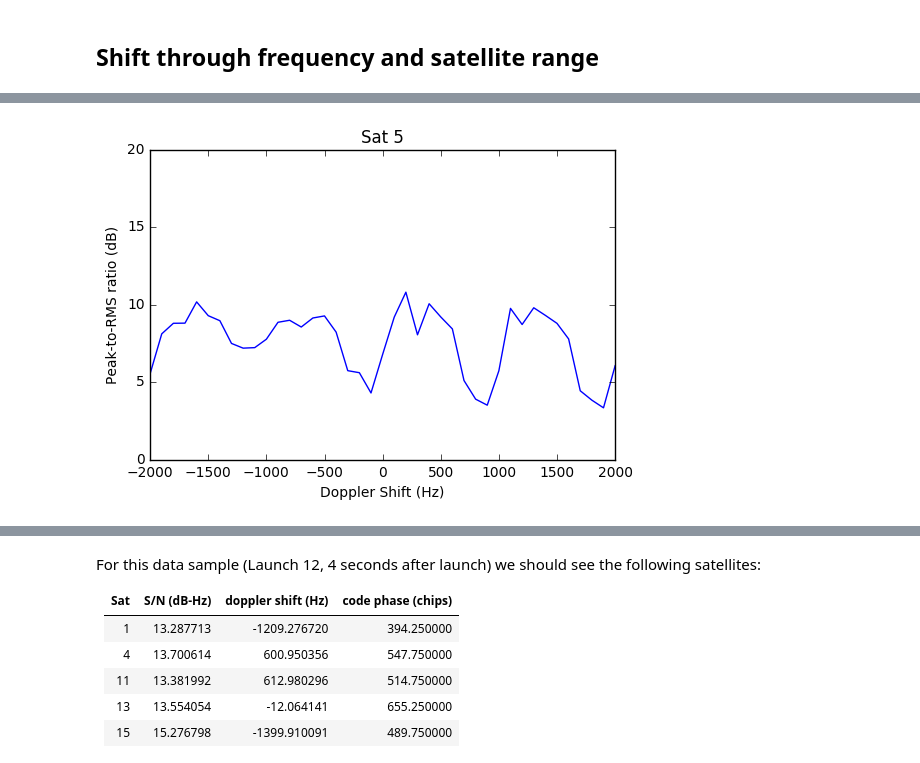
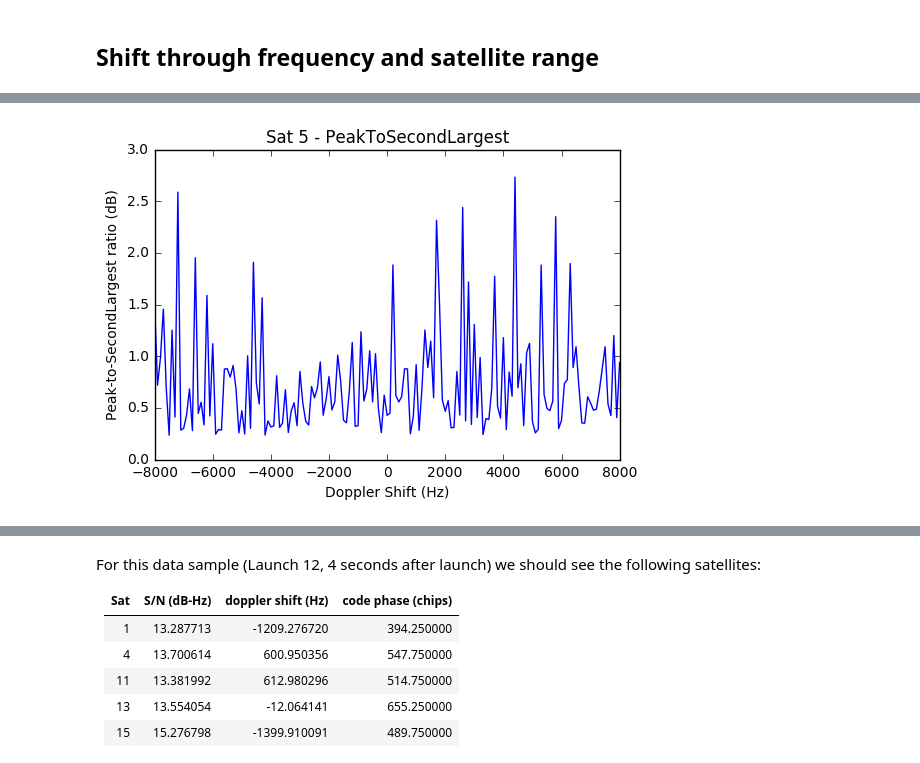
Before and after one commit to psas/gps, a Jupyter notebook: notebooks/Acquisition.ipynb, the cells around one changed output, grey strips where cells are left out. Saved outputs shown, nothing was run; the diff lists cells and outputs as text; code cells hidden in the pictures.

```diff
--- a/notebooks/Acquisition.ipynb
+++ b/notebooks/Acquisition.ipynb
@@ -30,13 +30,16 @@ from GPSData import IQData
 # %%
 # Need these to pass to importFile module
 fs = 4.092*10**6 # Sampling Frequency [Hz]
-NumberOfMilliseconds = 49
+NumberOfMilliseconds = 5
 #SampleLength = NumberOfMilliseconds*10**(-3) # Sample length in 1ms multiples
-SampleLength =0.014
+SampleLength = NumberOfMilliseconds*10**(-3)
 BytesToSkip = 0
 
 data = IQData()
-data.importFile('../resources/JGPS@04.559925043', fs, SampleLength, BytesToSkip)
+
+# Uncomment one of these lines to choose between Launch12 or gps-sdr-sim data
+#data.importFile('../resources/JGPS@04.559925043', fs, SampleLength, BytesToSkip)
+data.importFile('../resources/test.max', fs, SampleLength, BytesToSkip)
 
 BinWidth = (fs/len(data.CData))
 print("BinWidth is: %f [Hz]"%(BinWidth))
@@ -182,7 +186,7 @@ def GetSecondLargest(DataList):
     # Find largest value
     Largest = np.amax(DataArray)
     LargestIndex = np.argmax(DataArray)
-#    print("Largest value: %f, at position: %d"%(Largest,LargestIndex))
+    #print("Largest value: %f, at position: %d"%(Largest,LargestIndex))
 
     # Reduce value by a percent to prevent near-identical values from being selected
     ScaleAmount = 0.95
@@ -194,11 +198,11 @@ def GetSecondLargest(DataList):
         if val < ScaledLargest:
             if val > SecondLargest:
                 #Ignore adjacent bins to Largest
-                if (np.abs(LargestIndex-ind) > 10):
+                if (np.abs(LargestIndex-ind) > 100):
                     SecondLargest = val
                     SecondLargestIndex = ind
 
-#    print("Second largest value: %f, at position: %d"%(SecondLargest,SecondLargestIndex))
+    #print("Second largest value: %f, at position: %d"%(SecondLargest,SecondLargestIndex))
     return SecondLargest
 # %% [markdown]
 # Complex Conjugate of Gold Code fft
@@ -339,13 +343,13 @@ plt.show()
 ## Shift through frequency and satellite range
 # %%
 # Choose what frequencies and satellites to increment over
-StartingFrequencyShift = -2*10**3
-EndingFrequencyShift = 2*10**3
+StartingFrequencyShift = -8*10**3
+EndingFrequencyShift = 8*10**3
 FrequencyShiftIncrement = 100
 FrequencyList = range(StartingFrequencyShift,EndingFrequencyShift + FrequencyShiftIncrement,FrequencyShiftIncrement)
 
 StartingSatellite = 1
-EndingSatellite = 30
+EndingSatellite = 32
 SatelliteList = range(StartingSatellite, EndingSatellite + 1)
 
 # Create list of C/A code Taps, for simpler sat selection",
@@ -353,7 +357,13 @@ SatelliteList = range(StartingSatellite, EndingSatellite + 1)
 sat = [(1,5),(2,6),(3,7),(4,8),(0,8),(1,5),(0,7),(1,8),(2,9),(1,2),(2,3),(4,5),(5,6),(6,7),(7,8),(8,9),(0,3),(1,4),(2,5),(3,6),(4,7),(5,8),(0,2),(3,5),(4,6),(5,7),(6,8),(7,9),(0,5),(1,6),(2,7),(3,8),(4,9),(3,9),(0,6),(1,7),(3,9)]
 
 # Create array to store max values, freq ranges, per satellite
-SatMax = np.zeros((len(SatelliteList),len(FrequencyList),4))
+class SatStats():
+    def __init__(self, SatName):
+        self.SatName = SatName
+        self.dBPeakToMean = []
+        self.PeakToSecond = []
+SatInfo = []
+#SatMax = np.zeros((len(SatelliteList),len(FrequencyList),4))
 
 satInd = 0
 # Loop through selected satellites
@@ -364,20 +374,15 @@ for curSat in SatelliteList:
     # Generate CA Code
     CACode = CodeGen.getCode(1023)
 
-    # Reformat GC to have -1 in place of 0
-    for n,i in enumerate(CACode):
-        if i==0:
-            CACode[n]=-1
-
     # Repeat each chip 4 times (See markdown in above cell), to match our ADC sample frequency",
     CACodeSampled = np.repeat(CACode,4)
-    #print("Satellite chosen: %d, with tap: %s" %(Satellite,str(sat[Satellite - 1])))
 
     # Repeat entire array for each ms of data sampled
     CACodeSampled = np.tile(CACodeSampled,NumberOfMilliseconds)
     Codefft = np.fft.fft(CACodeSampled,nfft)
     GCConj = np.conjugate(Codefft)
 
+    SatInfo.append(SatStats(curSat))
     freqInd = 0
     # Loop through all frequencies
     for curFreq in FrequencyList:
@@ -385,44 +390,65 @@ for curSat in SatelliteList:
         CDataShifted = np.zeros(len(data.CData), dtype=np.complex)
 
         # Shift frequency using complex exponential
-        CDataShifted = data.CData*np.exp(1j*2*np.pi*curFreq*t)
+        CDataShifted = data.CData*np.exp(-1j*2*np.pi*curFreq*data.t)
 
         fftCDataShifted = np.fft.fft(CDataShifted,nfft)
 
         result = np.fft.ifft(GCConj * fftCDataShifted,nfft)
 
-        resultSQ = np.abs(result) ** 2
-        resultSQ = np.real(resultSQ)
-        maxAbsSquared = np.max(resultSQ)
+        resultSQ = np.real(result*np.conjugate(result))
 
         rmsPowerdB = 10*np.log10(np.mean(resultSQ))
+        resultdB= 10*np.log10(resultSQ)
 
-        resultLog= 10*np.log10(resultSQ)
+        maxAbsSquared = np.amax(resultSQ)
+        maxAbsSquaredInd = np.argmax(resultSQ)
+        phaseInTime = maxAbsSquaredInd/fs
+        phaseInChips = phaseInTime*1.023*10**6
+        phaseInChips = 1023 - phaseInChips%1023
 
-        maxdB = np.max(resultLog)
+        maxdB = np.amax(resultdB)
+        maxdBInd = np.argmax(resultdB)
 
+        PeakTodBRatio = maxdB - rmsPowerdB
 
-        # Store results in array
-        SatMax[satInd,freqInd,0] = maxAbsSquared
-        SatMax[satInd,freqInd,1] = maxdB
-        SatMax[satInd,freqInd,2] = np.real(np.sum(resultLog))
-        SatMax[satInd,freqInd,3] = maxdB - rmsPowerdB
+        # Search for secondlargest value in 1 ms worth of data
+        SecondLargestValue = GetSecondLargest(resultSQ[0:int(fs*0.001)])
 
-        print("Sat: %d, Doppler Shift: %8.2f, MaxVal: %8.2f, MaxVal (dB): %8.4f, Peak-Second Ratio (dB): %8.4f" %(curSat,curFreq, maxAbsSquared, maxdB, maxdB - rmsPowerdB))
+        # Pseudo SNR
+        PeakToSecondLargestRatio = 10*np.log10(np.amax(resultSQ)/SecondLargestValue)
+
+        SatInfo[satInd].dBPeakToMean.append(PeakTodBRatio)
+        SatInfo[satInd].PeakToSecond.append(PeakToSecondLargestRatio)
+
+        # Don't print data when correlation is probably not happening
+        if PeakToSecondLargestRatio > 5.5:
+            print("Sat: %d, Freq: %8.4f, PeakToMean: %8.4f, PeakToSecond: %8.4f, Phase (chips): %8.4f"
+                  %(curSat,curFreq,PeakTodBRatio,PeakToSecondLargestRatio, phaseInChips))
 
         freqInd = freqInd + 1
 
+
+    ''' Peak to Mean doesn't show as much
     plt.figure()
-
-    plt.plot(FrequencyList, SatMax[satInd, :, 3])
-    plt.ylim((0,20))
+    plt.plot(FrequencyList, SatInfo[satInd].dBPeakToMean)
+    #plt.ylim((0,20))
     plt.xlabel('Doppler Shift (Hz)')
     plt.ylabel('Peak-to-RMS ratio (dB)')
-    plt.title("Sat %d"%curSat)
+    plt.title("Sat %d - PeakToRMS"%curSat)
+    plt.show()
+    '''
+
+    plt.figure()
+    plt.plot(FrequencyList, SatInfo[satInd].PeakToSecond)
+    #plt.ylim((0,20))
+    plt.xlabel('Doppler Shift (Hz)')
+    plt.ylabel('Peak-to-SecondLargest ratio (dB)')
+    plt.title("Sat %d - PeakToSecondLargest"%curSat)
     plt.show()
 
+    MaxFreqThisSat = FrequencyList[np.argmax(SatInfo[satInd].PeakToSecond)]
+    print("Sat: %d. Frequency with highest peak: %f" %(curSat,MaxFreqThisSat))
+
     satInd = satInd+1
-
-maxAbsSquared
-secondMax
 # %% [output]
@@ -518 +472 @@ Sat: 5, Doppler Shift:  2000.00, MaxVal: 545236.78, MaxVal (dB):  57.3659, Peak-
-[figure, old version]
+[figure, new version]
```
Also changed, not shown: parts of 19 cells of this notebook.
